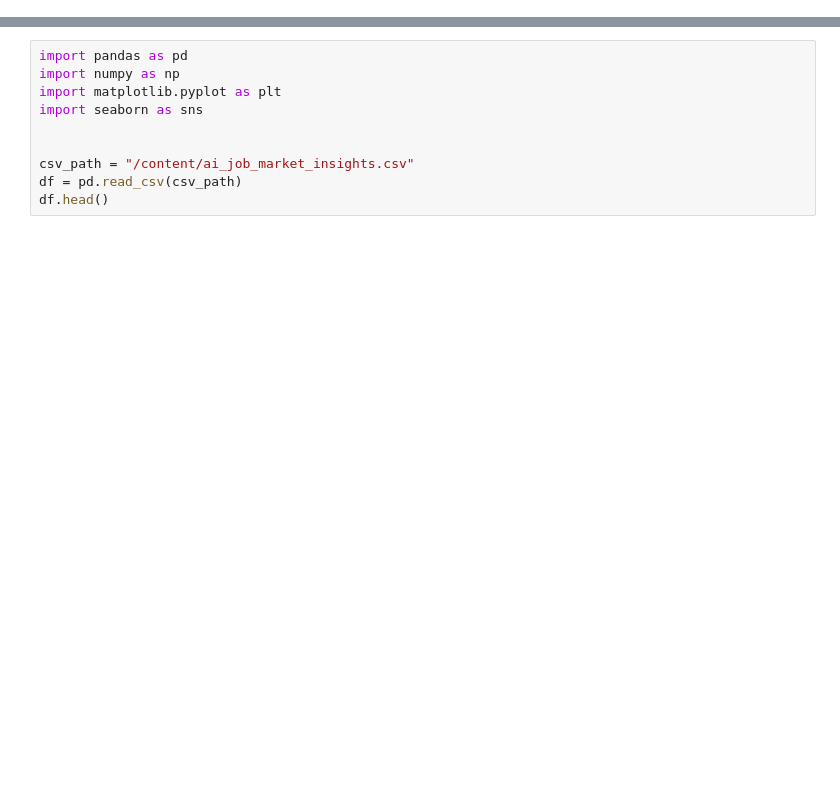
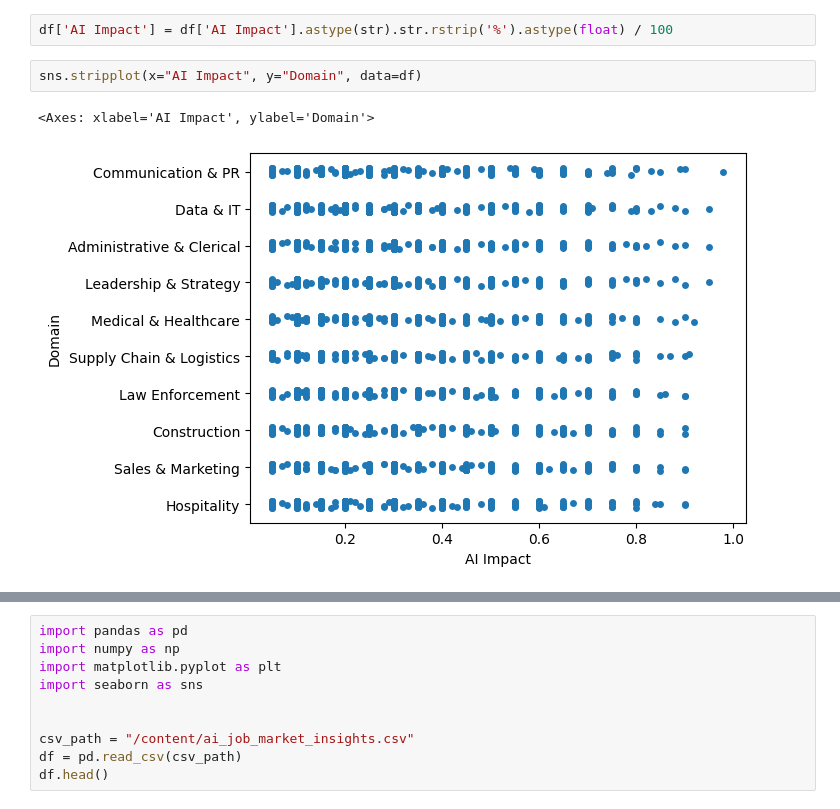
Before and after one commit to shrenik-jain/ai-powered-job-market, a Jupyter notebook: AI_Job_Market.ipynb, the cells around one changed output, grey strips where cells are left out. Cells and saved outputs as stored; diff of their text form; blank space fills up the shorter version.

```diff
--- a/AI_Job_Market.ipynb
+++ b/AI_Job_Market.ipynb
@@ -0,0 +74,7 @@
+# %%
+df['AI Impact'] = df['AI Impact'].astype(str).str.rstrip('%').astype(float) / 100
+# %%
+sns.stripplot(x="AI Impact", y="Domain", data=df)
+# %% [output]
+<Axes: xlabel='AI Impact', ylabel='Domain'>
+[figure, added]
```
Also changed, not shown: parts of 30 cells of this notebook, 4 other files.
